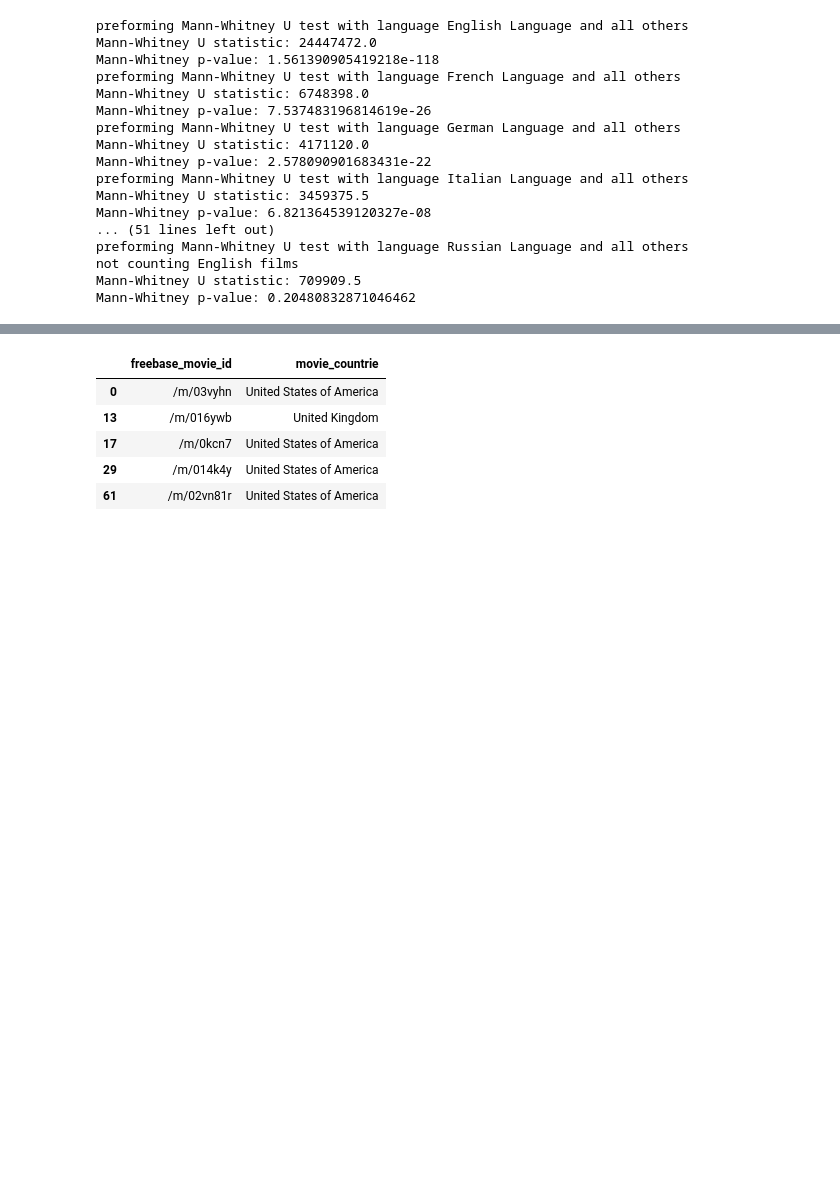
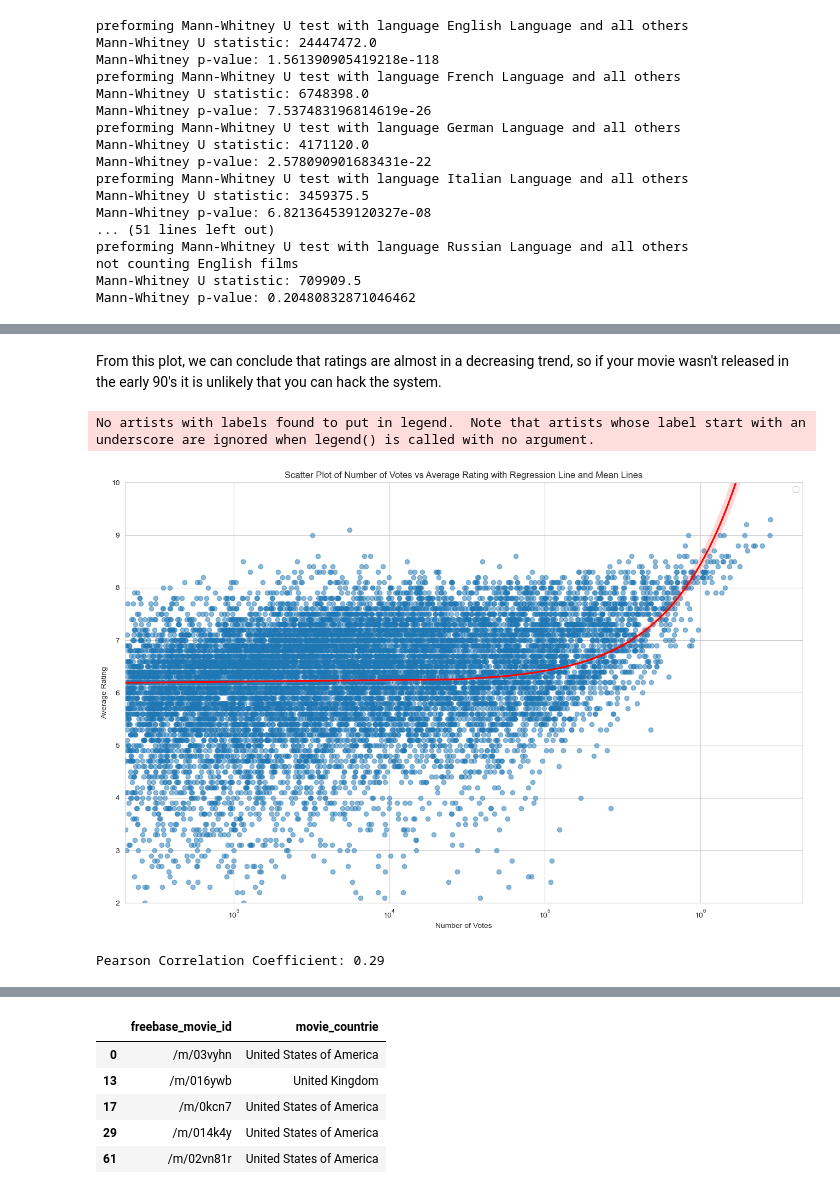
Before and after one commit to epfl-ada/ada-2023-project-adhd2023, a Jupyter notebook: milestone2.ipynb, the cells around one changed output, grey strips where cells are left out. Saved outputs shown, nothing was run; the diff lists cells and outputs as text; code cells hidden in the pictures; blank space fills up the shorter version.

```diff
--- a/milestone2.ipynb
+++ b/milestone2.ipynb
@@ -646,0 +679,39 @@ reduced_languages_ratings_df.to_csv('data/RESULTS/erase_this_language.csv', inde
+# %% [markdown]
+From this plot, we can conclude that ratings are almost in a decreasing trend, so if your movie wasn't released in the early 90's it is unlikely that you can hack the system.
+# %%
+# Assuming 'movie_metadata_ratings' is your DataFrame
+# Replace this with your actual data
+# Example:
+# movie_metadata_ratings = pd.read_csv('your_data.csv')
+
+# Filter relevant columns
+selected_columns = ['numVotes', 'averageRating']
+votes_rating_data_df = movies_metadata_ratings_df[selected_columns]
+
+# # Drop rows with missing values (if any)
+# votes_rating_data_df = votes_rating_data_df.dropna()
+
+# Scatter plot with blue points and red regression line
+plt.figure(figsize=(16, 10))
+sns.regplot(data=votes_rating_data_df, x='numVotes', y='averageRating', scatter_kws={'alpha': 0.5}, line_kws={'color': 'red'})
+
+# Calculate moving average for each vote number
+window_size = 100  # You can adjust the window size according to your preference
+moving_avg_by_vote_number = votes_rating_data_df.groupby('numVotes')['averageRating'].rolling(window=window_size).mean().reset_index(level=0, drop=True)
+
+plt.title('Scatter Plot of Number of Votes vs Average Rating with Regression Line and Mean Lines')
+plt.xlabel('Number of Votes')
+plt.xscale('log')
+plt.xlim(200)
+plt.ylim(2, 10)
+plt.ylabel('Average Rating')
+plt.legend()  # Show the legend for mean lines
+plt.show()
+
+# Calculate Pearson correlation coefficient
+correlation_coefficient = votes_rating_data_df['numVotes'].corr(votes_rating_data_df['averageRating'], method='pearson')
+print(f"Pearson Correlation Coefficient: {correlation_coefficient:.2f}")
+# %% [output]
+No artists with labels found to put in legend.  Note that artists whose label start with an underscore are ignored when legend() is called with no argument.
+[figure, added]
+Pearson Correlation Coefficient: 0.29
```
Also changed, not shown: parts of 20 cells of this notebook.
